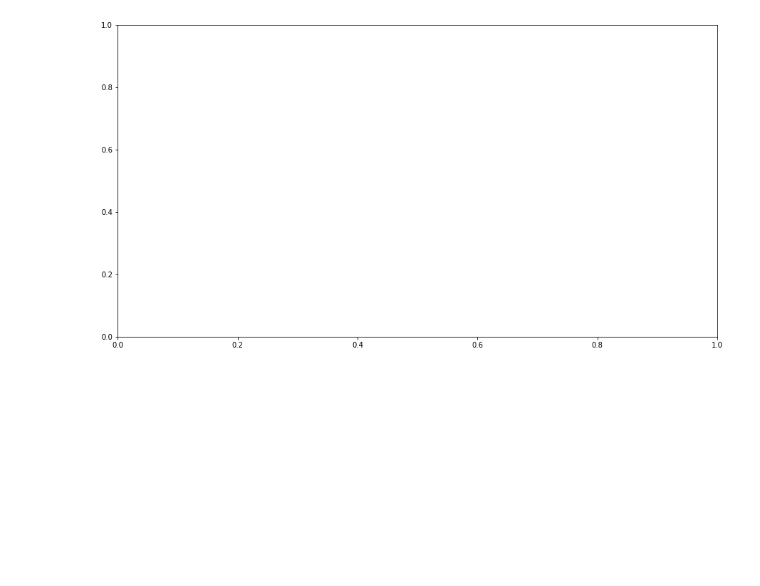
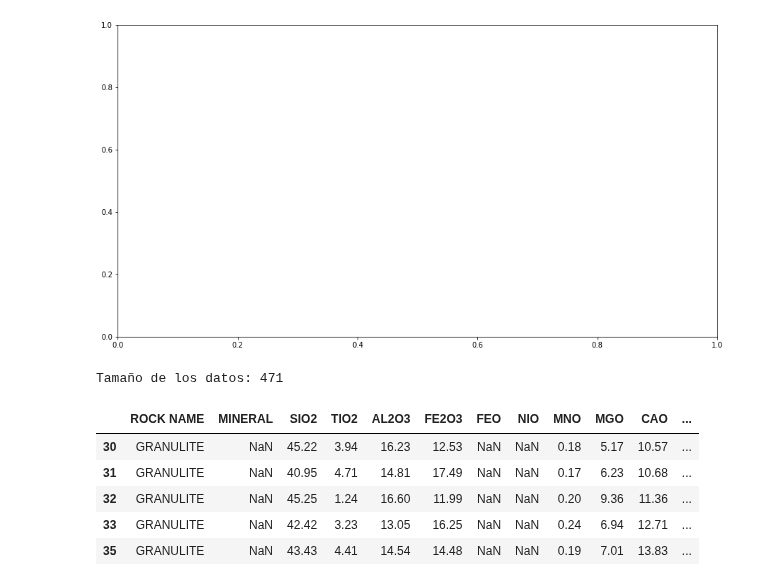
Before and after one commit to rubensdmp/GeoPython, a Jupyter notebook: EarthChem/Geoquimica.ipynb, the cells around one changed output. Cells and saved outputs as stored; diff of their text form; code cells hidden in the pictures; blank space fills up the shorter version.

```diff
--- a/EarthChem/Geoquimica.ipynb
+++ b/EarthChem/Geoquimica.ipynb
@@ -319,3 +296,44 @@ plt.show()
 # %% [output]
 TypeError: 'value' must be an instance of str or bytes, not a float
 [figure]
+# %%
+#elemento a predecir:
+elemento = 'PB'
+
+columnas = df.columns.to_list()
+columnasInteres = ['ROCK NAME', 'MINERAL', 'SIO2',
+ 'TIO2',  'AL2O3',
+ 'FE2O3',
+ 'FEO',
+ 'NIO',
+ 'MNO',
+ 'MGO',
+ 'SRO',
+ 'NA2O',
+ 'K2O',
+ 'P2O5',
+ 'MN',
+ 'NI',
+ 'CO',
+ 'CAO',
+ elemento]
+
+setC = set(columnas)
+setCI = set(columnasInteres)
+
+ExtractColumns = list(setC-setCI)
+# %%
+dfmod = df.drop(ExtractColumns, axis =1)
+dfmod = dfmod.iloc[:,:][df[elemento].isna()==False]
+
+print("Tamaño de los datos: {}".format(dfmod.shape[0]))
+
+dfmod.head()
+# %% [output]
+Tamaño de los datos: 471
+|  | ROCK NAME | MINERAL | SIO2 | TIO2 | AL2O3 | FE2O3 | FEO | NIO | MNO | MGO | CAO | ... |
+| 30 | GRANULITE | NaN | 45.22 | 3.94 | 16.23 | 12.53 | NaN | NaN | 0.18 | 5.17 | 10.57 | ... |
+| 31 | GRANULITE | NaN | 40.95 | 4.71 | 14.81 | 17.49 | NaN | NaN | 0.17 | 6.23 | 10.68 | ... |
+| 32 | GRANULITE | NaN | 45.25 | 1.24 | 16.60 | 11.99 | NaN | NaN | 0.20 | 9.36 | 11.36 | ... |
+| 33 | GRANULITE | NaN | 42.42 | 3.23 | 13.05 | 16.25 | NaN | NaN | 0.24 | 6.94 | 12.71 | ... |
+| 35 | GRANULITE | NaN | 43.43 | 4.41 | 14.54 | 14.48 | NaN | NaN | 0.19 | 7.01 | 13.83 | ... |
```
Also changed, not shown: parts of 14 cells of this notebook, 1 other file.
